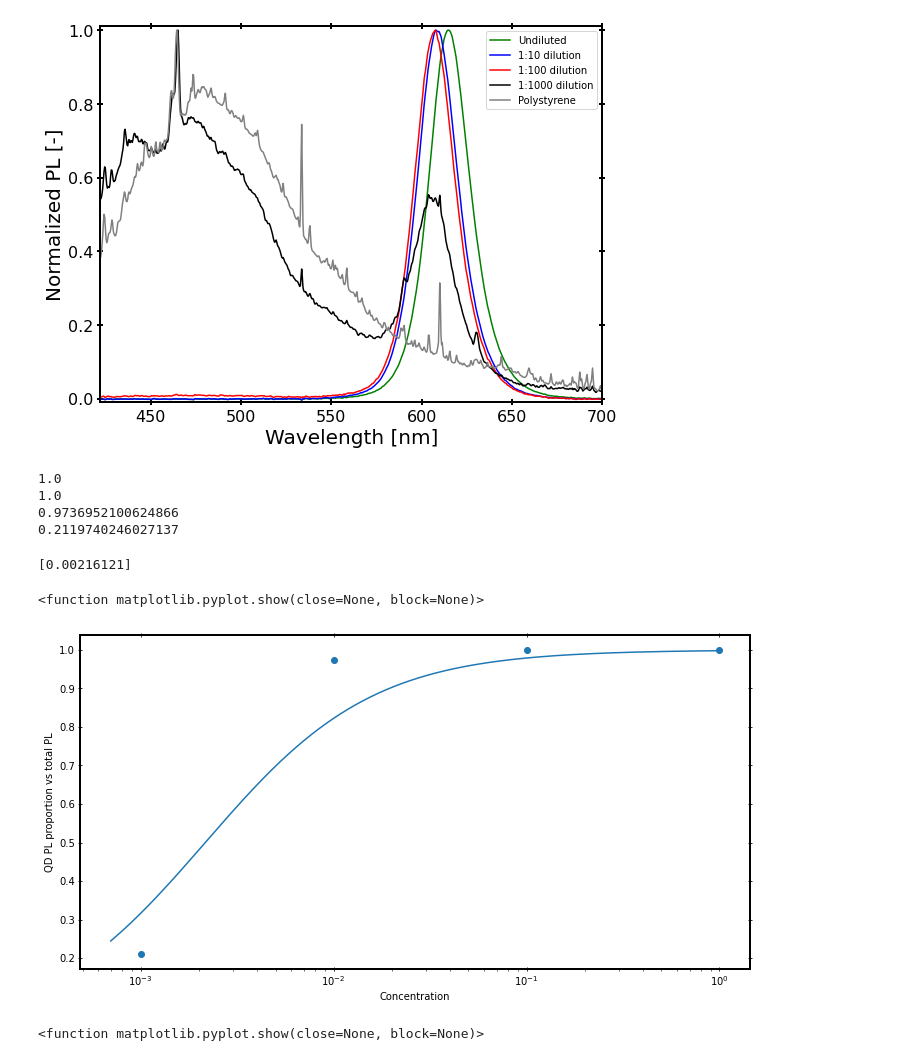
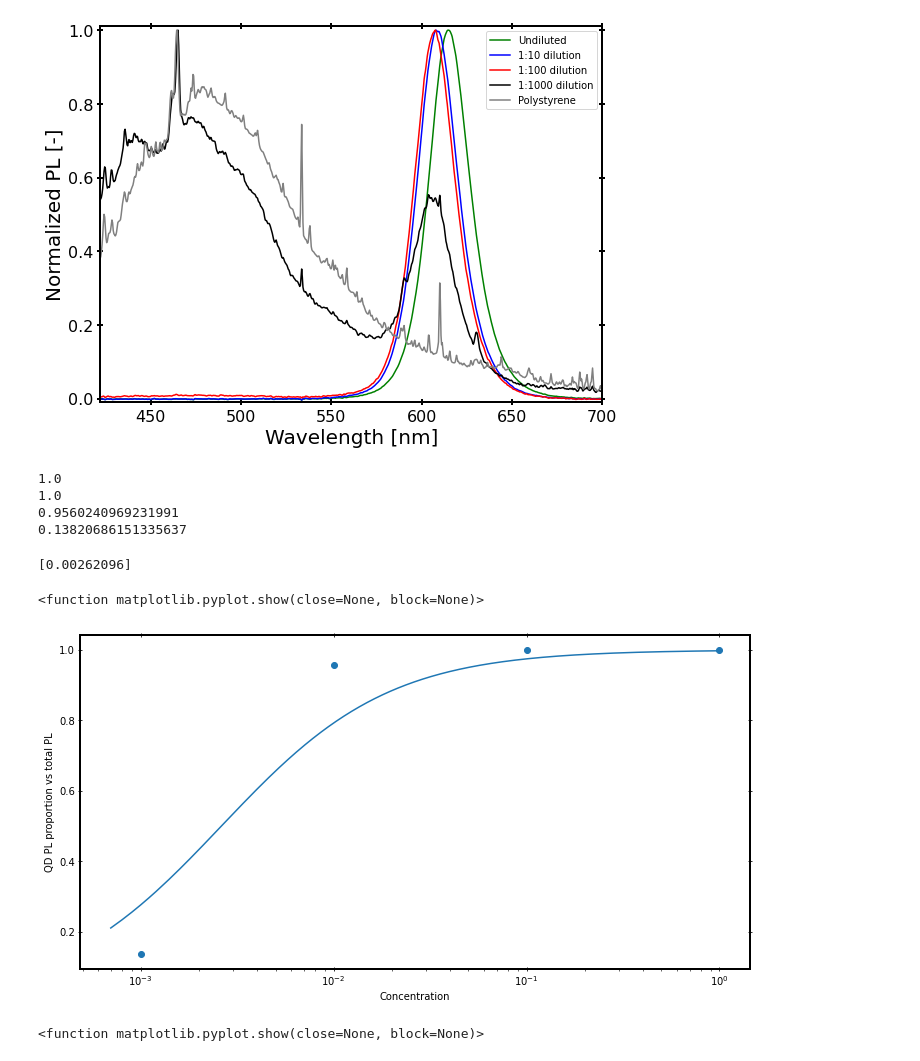
Before and after one commit to copl-labomc/TemplatesSnippets, a Jupyter notebook: QuantumYield/QY with standard/Emission spectrum viewer.ipynb, the cells around one changed output. Cells and saved outputs as stored; diff of their text form; code cells hidden in the pictures.

```diff
--- a/QuantumYield/QY with standard/Emission spectrum viewer.ipynb
+++ b/QuantumYield/QY with standard/Emission spectrum viewer.ipynb
@@ -247,15 +230,21 @@ plt.show
 # %%
 #Computing emission data (this one is a doozy)(y coords)
 def emission_integrator(spectrum, range):
-    start = np.where(abs(spectrum[:, -2] - range[0]) <= 0.25)[0]
-    end = np.where(abs(spectrum[:, -2] - range[1]) <= 0.25)[0]
-    return np.sum(spectrum[start[0]:end[0], -1])
+    start, end = rangefinder(spectrum, range)
+    h = 6.582119569*10**(-15) #cte de Planck en eV/Hz
+    c = 2.99792458E8*1E9 #pour nm/s
+    ener = h*c/spectrum[start:end, 0]
+    return -np.trapz(spectrum[start:end, 1], x = ener)
 
 def emission_proportion(spectrum, ex_line, QD_line):
     total = emission_integrator(spectrum, (ex_line[0], QD_line[1]))
     QD_int = emission_integrator(spectrum, QD_line)
     ex_int = emission_integrator(spectrum, ex_line)
     between = emission_integrator(spectrum, (ex_line[1], QD_line[0]))
+    #print(f"total:{total} eV")
+    #print(f"QD:{QD_int} eV")
+    #print(f"Excitation:{ex_int} eV")
+    #print(f"Entre EX et QD: {between} eV")
     if between < 0:
         total = QD_int + ex_int
     return QD_int/(total-ex_int)
@@ -267,7 +256,7 @@ print(emission_proportion(spectrum_1, ex_line_1, QD_line_1))
 
 #1:10
 ex_line_10 = (401, 411)
-QD_line_10 = (550,670)
+QD_line_10 = (550, 670)
 print(emission_proportion(spectrum_10, ex_line_10, QD_line_10))
 
 #1:100
@@ -282,37 +271,37 @@ print(emission_proportion(spectrum_1000, ex_line_1000, QD_line_1000))
 # %% [output]
 1.0
 1.0
-0.9736952100624866
-0.2119740246027137
+0.9560240969231991
+0.13820686151335637
 # %%
 x = [0.001, 0.01, 0.1, 1]
-y = [0.2119740246027137, 0.9736952100624866, 1, 1]
+y = [0.13820686151335637, 0.9560240969231991, 1, 1]
 def curve(x, a):
     return x/(a+x)
 
 popt, pcov = curve_fit(curve, x, y, (0.00001))
 incert = np.sqrt(np.diag(pcov))
 print(popt)
 
 x_range = np.arange(0.0007, 1, 0.0001)
 
 #Graphical representation of everything for a sanity check
 fig, ax = plt.subplots(figsize=(12, 8))
 fig.subplots_adjust(bottom=0.3)
 
 plt.scatter(x, y)
 plt.plot(x_range, curve(x_range, popt))
 
 ax.tick_params("both", direction = "inout", top = True, right = True)
 plt.xlabel("Concentration")
 plt.ylabel("QD PL proportion vs total PL")
 #plt.legend()
 plt.xscale("log")
 plt.show
 # %% [output]
-[0.00216121]
+[0.00262096]
 <function matplotlib.pyplot.show(close=None, block=None)>
-[figure, old version]
+[figure, new version]
 # %%
 #This figure is just to illustrate the weird spectrums coming from the ER170309 polystyrene samples
 file_a = "C:/DATA/Université/Maitrise/PN2026/XM260205-5.txt"
```
Also changed, not shown: parts of 4 cells of this notebook, 1 other file.
